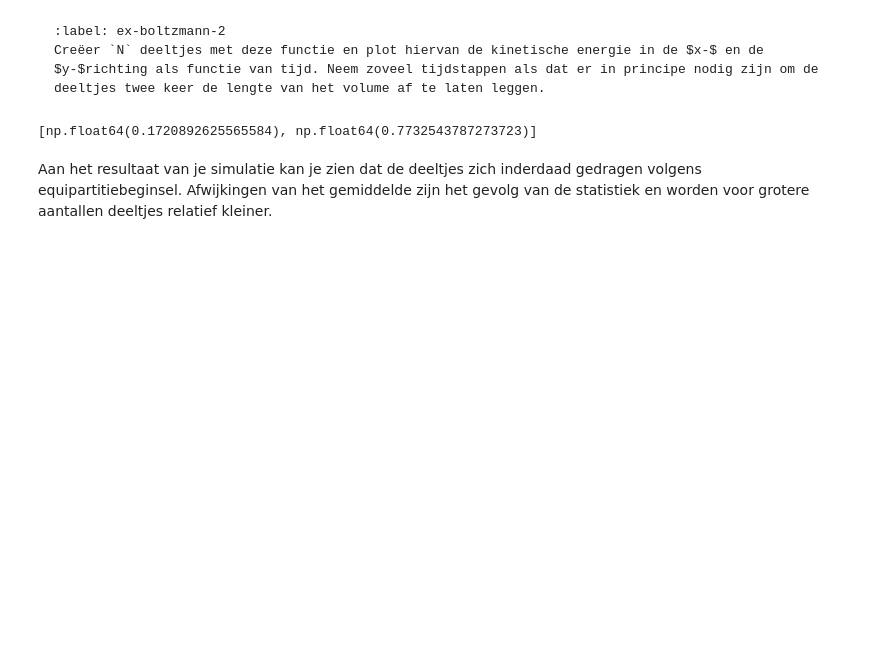
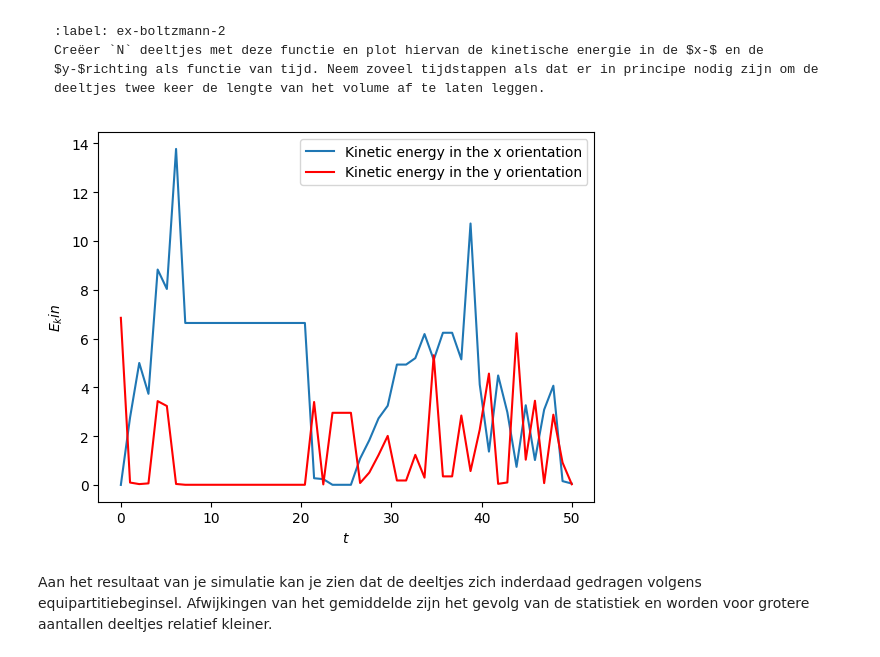
Before and after one commit to TomVerme/1, a Jupyter notebook: Content/PySim/6_boltzmann.ipynb, the cells around one changed output. Drawn from its saved outputs; the diff is of its cells as text; code cells hidden in the pictures; blank space fills up the shorter version.

```diff
--- a/Content/PySim/6_boltzmann.ipynb
+++ b/Content/PySim/6_boltzmann.ipynb
@@ -174,19 +174,30 @@ Creëer `N` deeltjes met deze functie en plot hiervan de kinetische energie in d
 # %%
 
 #your code/answer
 particles = []
-E_kin = []
+E_x = []
+E_y = []
 create_uniform_particles(particles)
-for i in range(100):
-    kin_situation = 0           # variable for saving the current total kinetic energy
+for i in range(50):
+    x = 0               # variable for saving the total kinetic energy at the time interval
+    y = 0               # idem
     for j in range(N):
-        kin_situation += particles[N - 1].kin_energy
-    E_kin.append(kin_situation)
+        x += 1/2 * particles[N-1].m * particles[N-1].v[0] ** 2
+        y += 1/2 * particles[N-1].m * particles[N-1].v[1] ** 2
+    E_x.append(x)
+    E_y.append(y)
     take_time_step(particles)
 
+time = np.linspace(0,50,50)
 plt.figure()
+plt.plot(time, E_x, label="Kinetic energy in the x orientation")
+plt.plot(time, E_y, 'r-', label='Kinetic energy in the y orientation')
+plt.xlabel('$t$')
+plt.ylabel('$E_kin$')
+plt.legend()
+plt.show()
 # %% [output]
-[np.float64(0.1720892625565584), np.float64(0.7732543787273723)]
+[figure, added]
 # %% [markdown]
 Aan het resultaat van je simulatie kan je zien dat de deeltjes zich inderdaad gedragen volgens equipartitiebeginsel. Afwijkingen van het gemiddelde zijn het gevolg van de statistiek en worden voor grotere aantallen deeltjes relatief kleiner.
 # %% [markdown]
```
Also changed, not shown: parts of 3 cells of this notebook, 1 other file.
